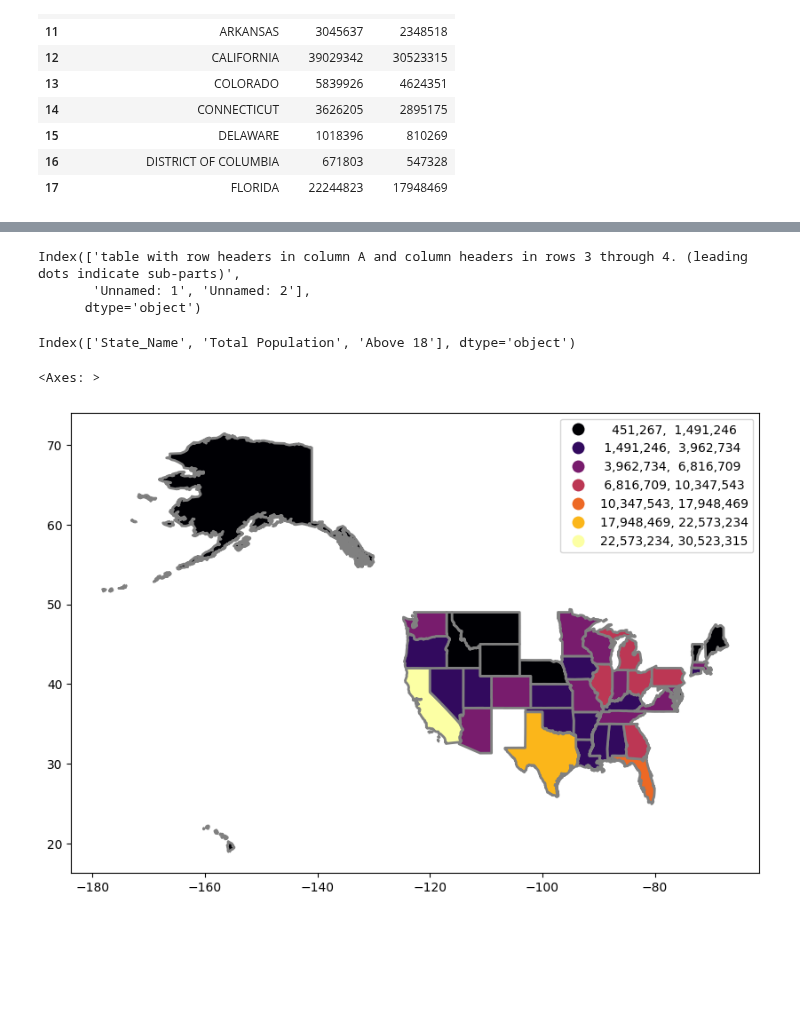
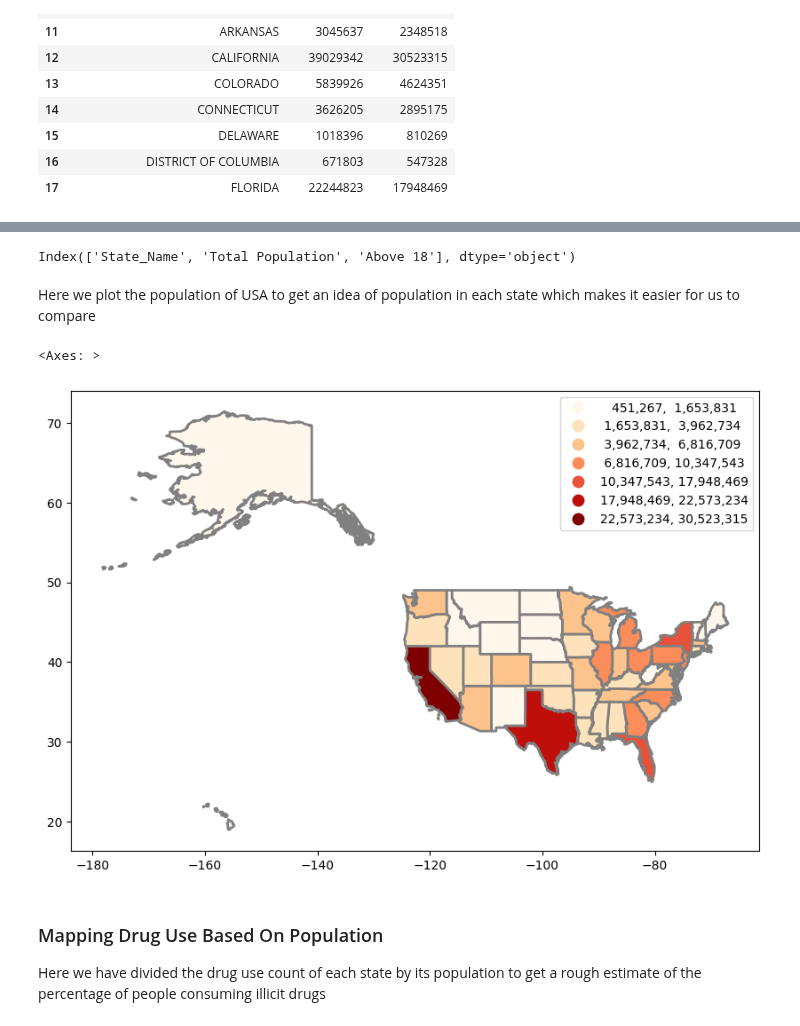
Before and after one commit to gauravshetty98/Analyzing-Statewise-Substance-Abuse-And-Its-Correalation, a Jupyter notebook: map_ps0.ipynb, the cells around one changed output, grey strips where cells are left out. Drawn from its saved outputs; the diff is of its cells as text; code cells hidden in the pictures; blank space fills up the shorter version.

Commit message:
Started plotting based on population percentages

```diff
--- a/map_ps0.ipynb
+++ b/map_ps0.ipynb
@@ -367,11 +346,6 @@ population.tail(5)
-# %%
-population.columns
-# %% [output]
-Index(['table with row headers in column A and column headers in rows 3 through 4. (leading dots indicate sub-parts)',
-       'Unnamed: 1', 'Unnamed: 2'],
-      dtype='object')
 # %%
 population = population.rename(columns = {'table with row headers in column A and column headers in rows 3 through 4. (leading dots indicate sub-parts)':'State_Name', 'Unnamed: 1':'Total Population', 'Unnamed: 2':'Above 18'})
+population['State_Name'] = population['State_Name'].str.replace(' ', '')
 population.columns
 # %% [output]
 Index(['State_Name', 'Total Population', 'Above 18'], dtype='object')
@@ -381,9 +355,15 @@ usa_shp_pop_outer.to_csv("dataset_merged_outer_with_population.csv")
 
 usa_shp_pop_inner = pd.merge(usa_shp, population, on = 'State_Name', how = 'inner', indicator = 'exists')
 usa_shp_pop_inner.to_csv("usa_shp_inner_with_population.csv")
+# %% [markdown]
+Here we plot the population of USA to get an idea of population in each state which makes it easier for us to compare
 # %%
-usa_shp_pop_inner.plot(figsize=(10,12),column='Above 18',legend=True,cmap='inferno',scheme='natural_breaks',k=7, edgecolor='grey',
+usa_shp_pop_inner.plot(figsize=(10,12),column='Above 18',legend=True,cmap='OrRd',scheme='natural_breaks',k=7, edgecolor='grey',
               linewidth=2,legend_kwds= {"fmt": "{:,.0f}"})
 # %% [output]
 <Axes: >
-[figure, old version]
+[figure, new version]
+# %% [markdown]
+### Mapping Drug Use Based On Population
+
+Here we have divided the drug use count of each state by its population to get a rough estimate of the percentage of people consuming illicit drugs
```
Also changed, not shown: parts of 20 cells of this notebook.
